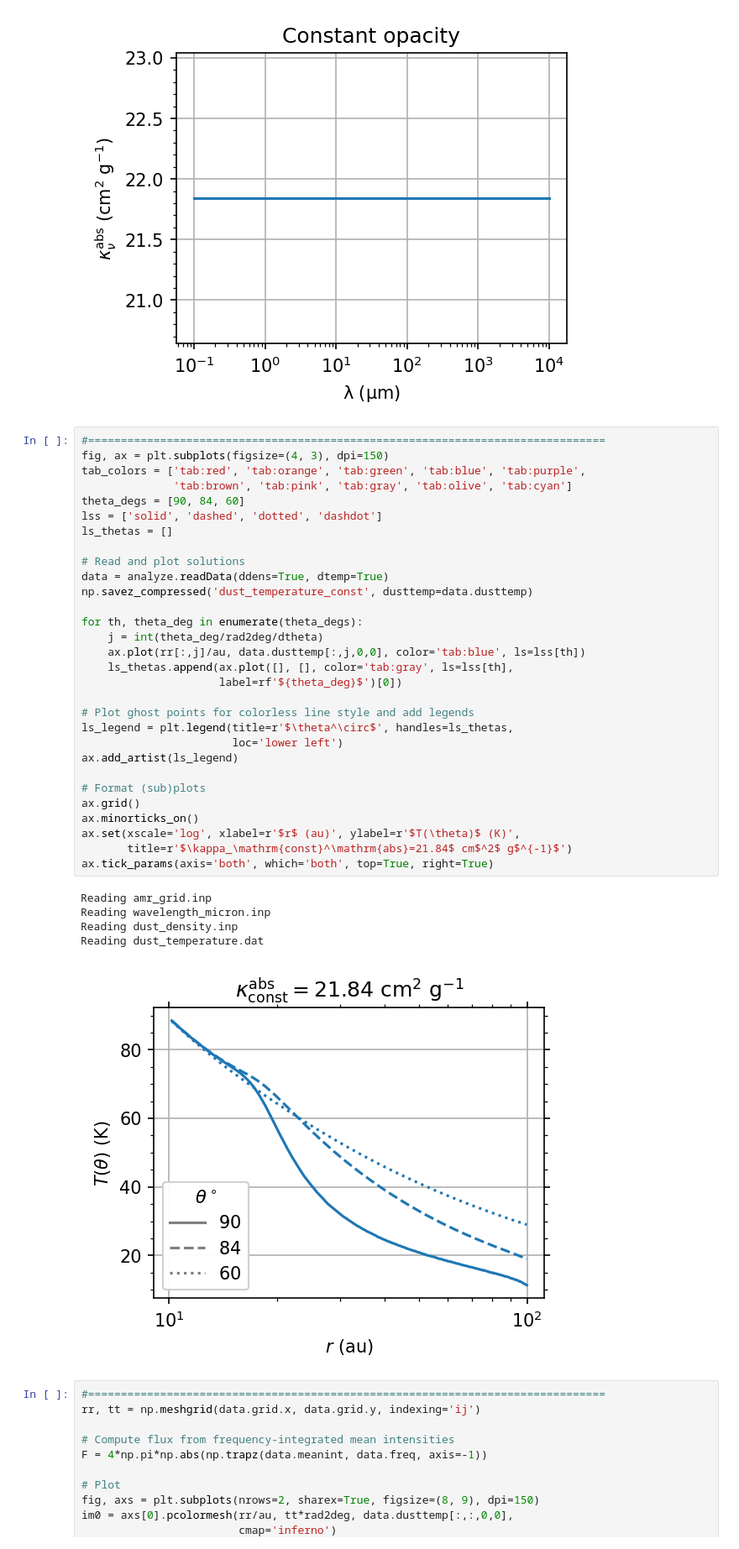
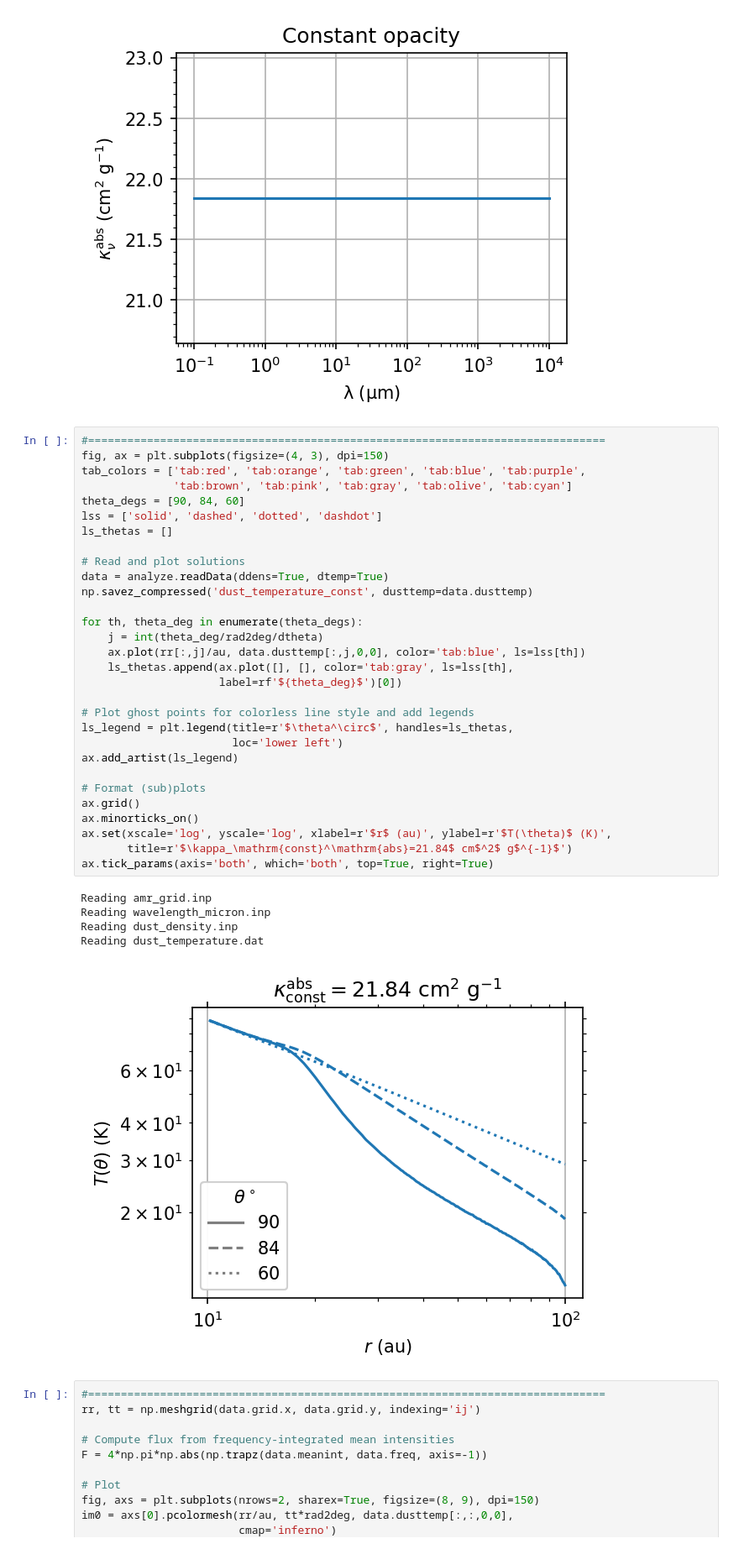
Before and after one commit to sabaronett/rad-hydro, a Jupyter notebook: radmc3d/const_opac/ConstantOpacity_RADMC-3D.ipynb, the cells around one changed output. Shown at 84% size. Saved outputs shown, nothing was run; the diff lists cells and outputs as text.

```diff
--- a/radmc3d/const_opac/ConstantOpacity_RADMC-3D.ipynb
+++ b/radmc3d/const_opac/ConstantOpacity_RADMC-3D.ipynb
@@ -178,35 +178,35 @@ tab_colors = ['tab:red', 'tab:orange', 'tab:green', 'tab:blue', 'tab:purple',
               'tab:brown', 'tab:pink', 'tab:gray', 'tab:olive', 'tab:cyan']
 theta_degs = [90, 84, 60]
 lss = ['solid', 'dashed', 'dotted', 'dashdot']
 ls_thetas = []
 
 # Read and plot solutions
 data = analyze.readData(ddens=True, dtemp=True)
 np.savez_compressed('dust_temperature_const', dusttemp=data.dusttemp)
 
 for th, theta_deg in enumerate(theta_degs):
     j = int(theta_deg/rad2deg/dtheta)
     ax.plot(rr[:,j]/au, data.dusttemp[:,j,0,0], color='tab:blue', ls=lss[th])
     ls_thetas.append(ax.plot([], [], color='tab:gray', ls=lss[th],
                      label=rf'${theta_deg}$')[0])
 
 # Plot ghost points for colorless line style and add legends
 ls_legend = plt.legend(title=r'$\theta^\circ$', handles=ls_thetas,
                        loc='lower left')
 ax.add_artist(ls_legend)
 
 # Format (sub)plots
 ax.grid()
 ax.minorticks_on()
-ax.set(xscale='log', xlabel=r'$r$ (au)', ylabel=r'$T(\theta)$ (K)',
+ax.set(xscale='log', yscale='log', xlabel=r'$r$ (au)', ylabel=r'$T(\theta)$ (K)',
        title=r'$\kappa_\mathrm{const}^\mathrm{abs}=21.84$ cm$^2$ g$^{-1}$')
 ax.tick_params(axis='both', which='both', top=True, right=True)
 # %% [output]
 Reading amr_grid.inp
 Reading wavelength_micron.inp
 Reading dust_density.inp
 Reading dust_temperature.dat
-[figure, old version]
+[figure, new version]
 # %%
 #===============================================================================
 rr, tt = np.meshgrid(data.grid.x, data.grid.y, indexing='ij')
```
Also changed, not shown: 2 other files.
